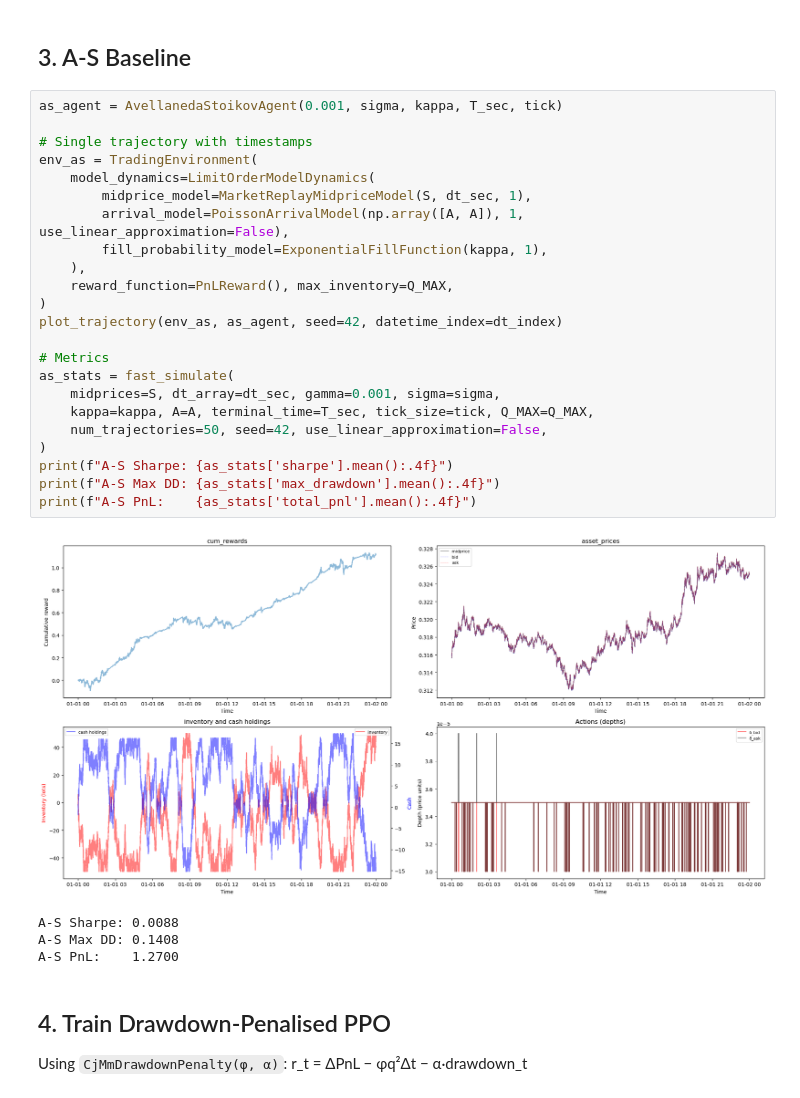
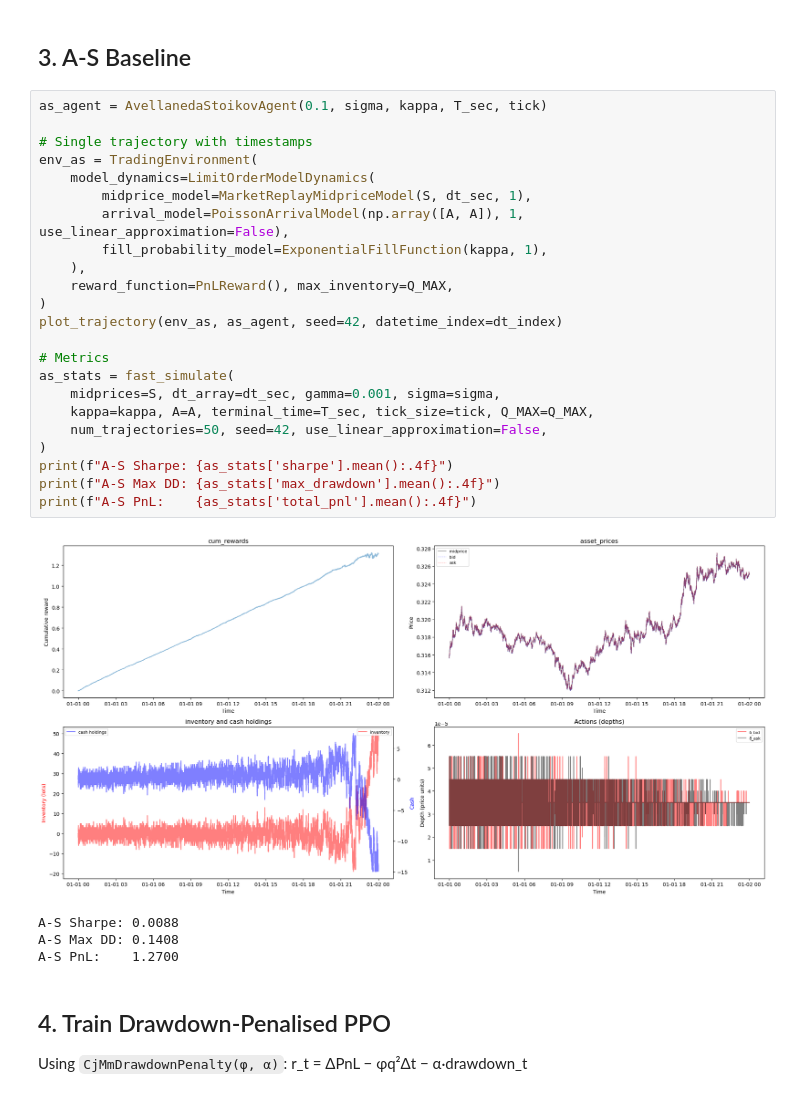
Before and after one commit to AA-ron2/Thesis_AI4T, a Jupyter notebook: notebooks/nb2_dd_penalised.ipynb, the cells around one changed output. Cells and saved outputs as stored; diff of their text form.

```diff
--- a/notebooks/nb2_dd_penalised.ipynb
+++ b/notebooks/nb2_dd_penalised.ipynb
@@ -82,30 +84,30 @@ Reward scale: 0.7367
 # %% [markdown]
 ## 3. A-S Baseline
 # %%
-as_agent = AvellanedaStoikovAgent(0.001, sigma, kappa, T_sec, tick)
+as_agent = AvellanedaStoikovAgent(0.1, sigma, kappa, T_sec, tick)
 
 # Single trajectory with timestamps
 env_as = TradingEnvironment(
     model_dynamics=LimitOrderModelDynamics(
         midprice_model=MarketReplayMidpriceModel(S, dt_sec, 1),
         arrival_model=PoissonArrivalModel(np.array([A, A]), 1, use_linear_approximation=False),
         fill_probability_model=ExponentialFillFunction(kappa, 1),
     ),
     reward_function=PnLReward(), max_inventory=Q_MAX,
 )
 plot_trajectory(env_as, as_agent, seed=42, datetime_index=dt_index)
 
 # Metrics
 as_stats = fast_simulate(
     midprices=S, dt_array=dt_sec, gamma=0.001, sigma=sigma,
     kappa=kappa, A=A, terminal_time=T_sec, tick_size=tick, Q_MAX=Q_MAX,
     num_trajectories=50, seed=42, use_linear_approximation=False,
 )
 print(f"A-S Sharpe: {as_stats['sharpe'].mean():.4f}")
 print(f"A-S Max DD: {as_stats['max_drawdown'].mean():.4f}")
 print(f"A-S PnL:    {as_stats['total_pnl'].mean():.4f}")
 # %% [output]
-[figure, old version]
+[figure, new version]
 A-S Sharpe: 0.0088
 A-S Max DD: 0.1408
 A-S PnL:    1.2700
```
Also changed, not shown: parts of 6 cells of this notebook, 51 other files.
